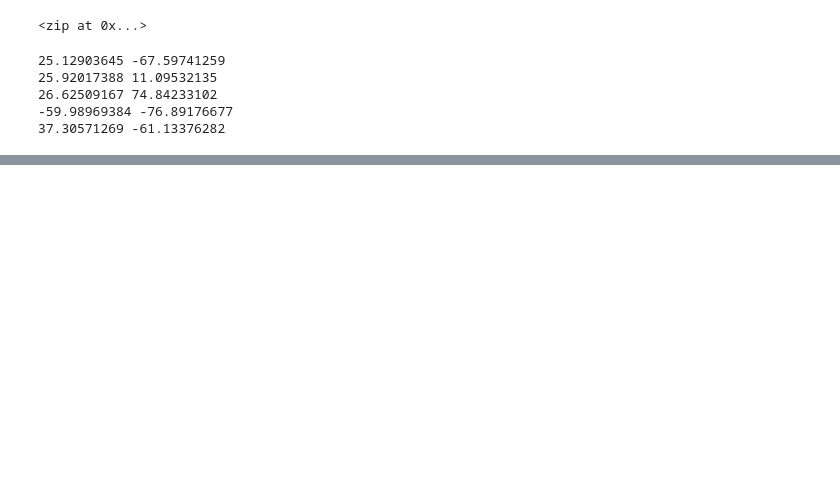
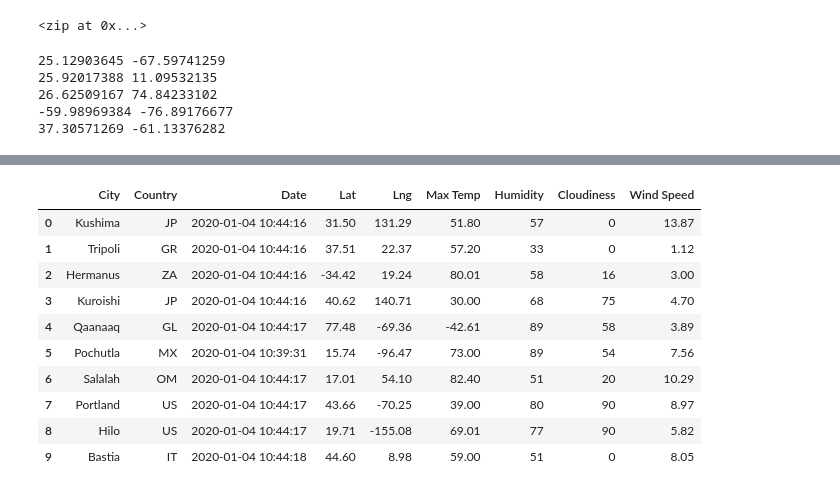
Before and after one commit to hillarykrumbholz/World_Weather_Analysis, a Jupyter notebook: WeatherPy.ipynb, the cells around one changed output, grey strips where cells are left out. Saved outputs shown, nothing was run; the diff lists cells and outputs as text; code cells hidden in the pictures; blank space fills up the shorter version.

```diff
--- a/WeatherPy.ipynb
+++ b/WeatherPy.ipynb
@@ -48,0 +161,18 @@ len(cities)
+# %%
+# Reorder the columns
+new_column_order = ["City", "Country", "Date", "Lat", "Lng", "Max Temp", "Humidity", "Cloudiness", "Wind Speed"]
+city_data_df = city_data_df[new_column_order]
+# %%
+city_data_df.head(10)
+# %% [output]
+|  | City | Country | Date | Lat | Lng | Max Temp | Humidity | Cloudiness | Wind Speed |
+| 0 | Kushima | JP | 2020-01-04 10:44:16 | 31.50 | 131.29 | 51.80 | 57 | 0 | 13.87 |
+| 1 | Tripoli | GR | 2020-01-04 10:44:16 | 37.51 | 22.37 | 57.20 | 33 | 0 | 1.12 |
+| 2 | Hermanus | ZA | 2020-01-04 10:44:16 | -34.42 | 19.24 | 80.01 | 58 | 16 | 3.00 |
+| 3 | Kuroishi | JP | 2020-01-04 10:44:16 | 40.62 | 140.71 | 30.00 | 68 | 75 | 4.70 |
+| 4 | Qaanaaq | GL | 2020-01-04 10:44:17 | 77.48 | -69.36 | -42.61 | 89 | 58 | 3.89 |
+| 5 | Pochutla | MX | 2020-01-04 10:39:31 | 15.74 | -96.47 | 73.00 | 89 | 54 | 7.56 |
+| 6 | Salalah | OM | 2020-01-04 10:44:17 | 17.01 | 54.10 | 82.40 | 51 | 20 | 10.29 |
+| 7 | Portland | US | 2020-01-04 10:44:17 | 43.66 | -70.25 | 39.00 | 80 | 90 | 8.97 |
+| 8 | Hilo | US | 2020-01-04 10:44:17 | 19.71 | -155.08 | 69.01 | 77 | 90 | 5.82 |
+| 9 | Bastia | IT | 2020-01-04 10:44:18 | 44.60 | 8.98 | 59.00 | 51 | 0 | 8.05 |
```
Also changed, not shown: parts of 8 cells of this notebook, 4 other files.
